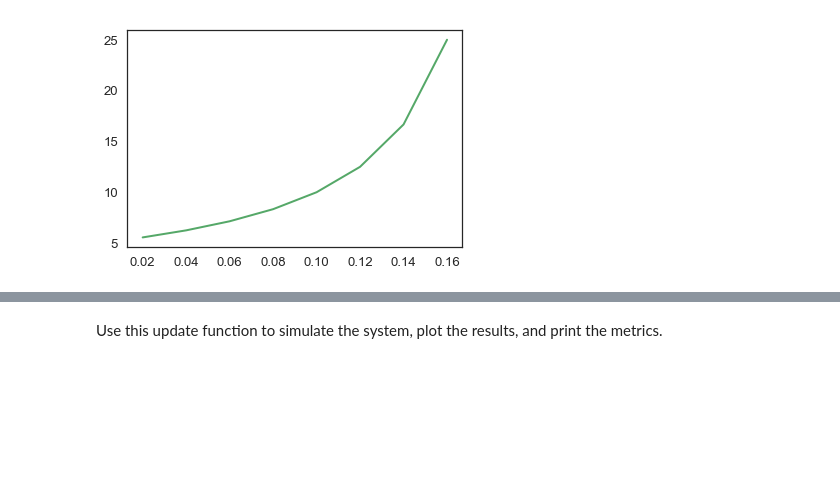
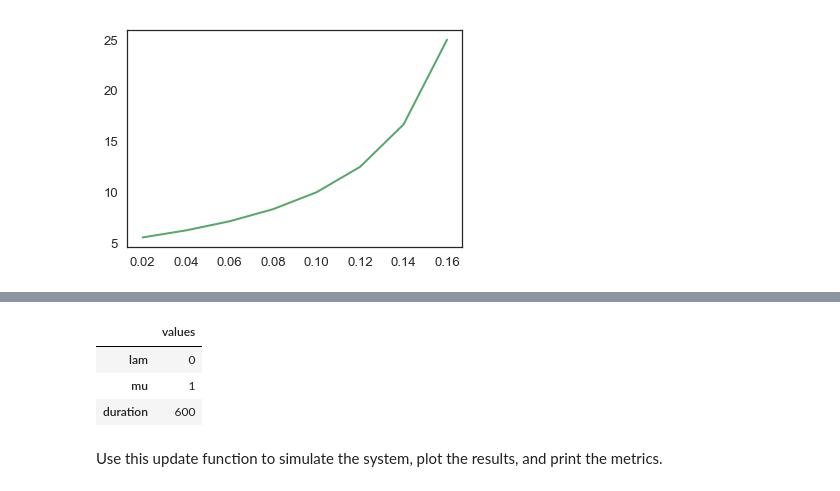
Before and after one commit to OwenZzzzOrganization/ModSimPy, a Jupyter notebook: notebooks/queue.ipynb, the cells around one changed output, grey strips where cells are left out. Cells and saved outputs as stored; diff of their text form; code cells hidden in the pictures; blank space fills up the shorter version.

```diff
--- a/notebooks/queue.ipynb
+++ b/notebooks/queue.ipynb
@@ -304,5 +293,12 @@ def update_func_2(x,t,system):
         x += 1
 
     return x
+# %%
+System2 = State(lam = 0, mu = 1, duration = 600)
+# %% [output]
+|  | values |
+| lam | 0 |
+| mu | 1 |
+| duration | 600 |
 # %% [markdown]
 Use this update function to simulate the system, plot the results, and print the metrics.
```
Also changed, not shown: parts of 16 cells of this notebook, 2 other files.
